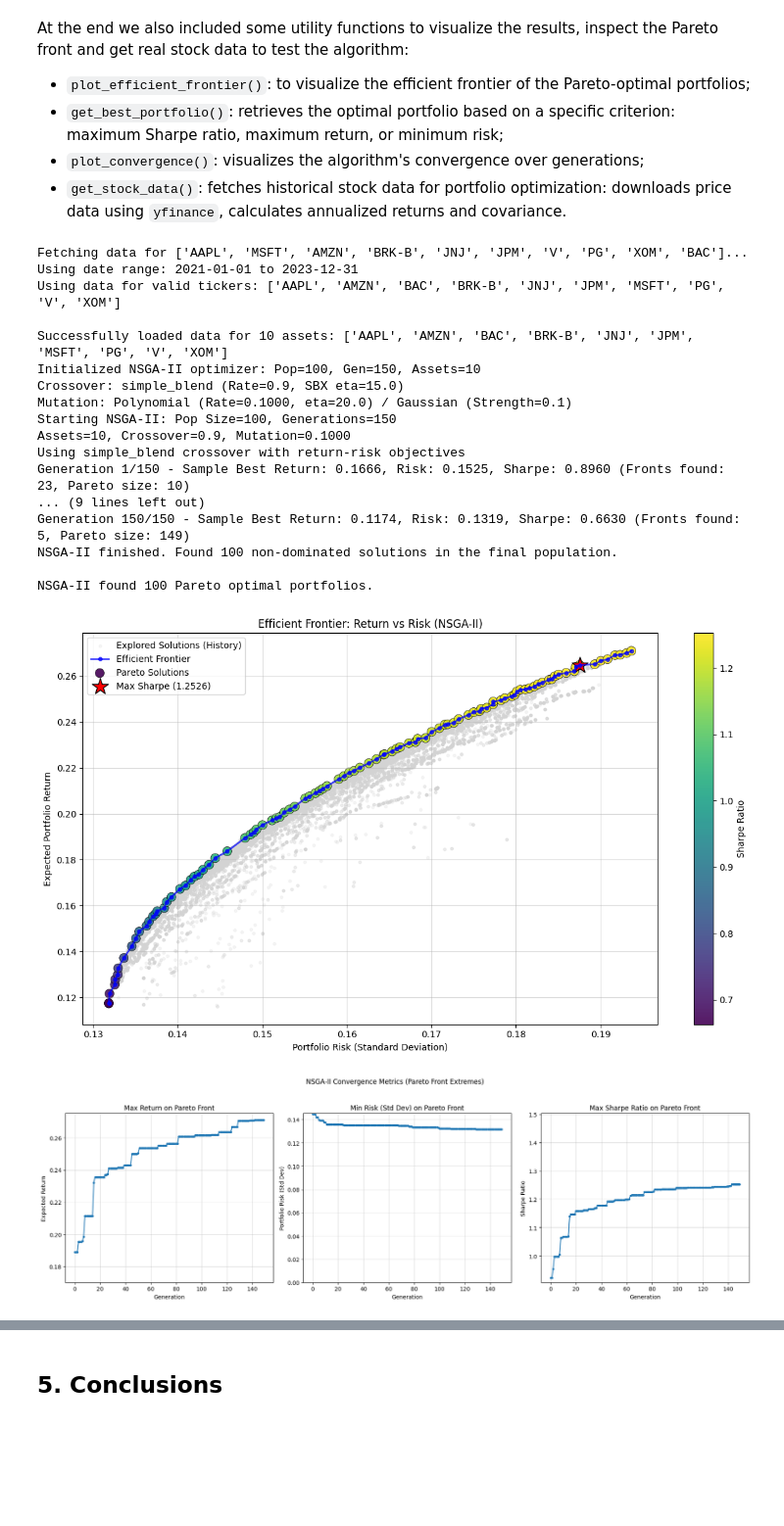
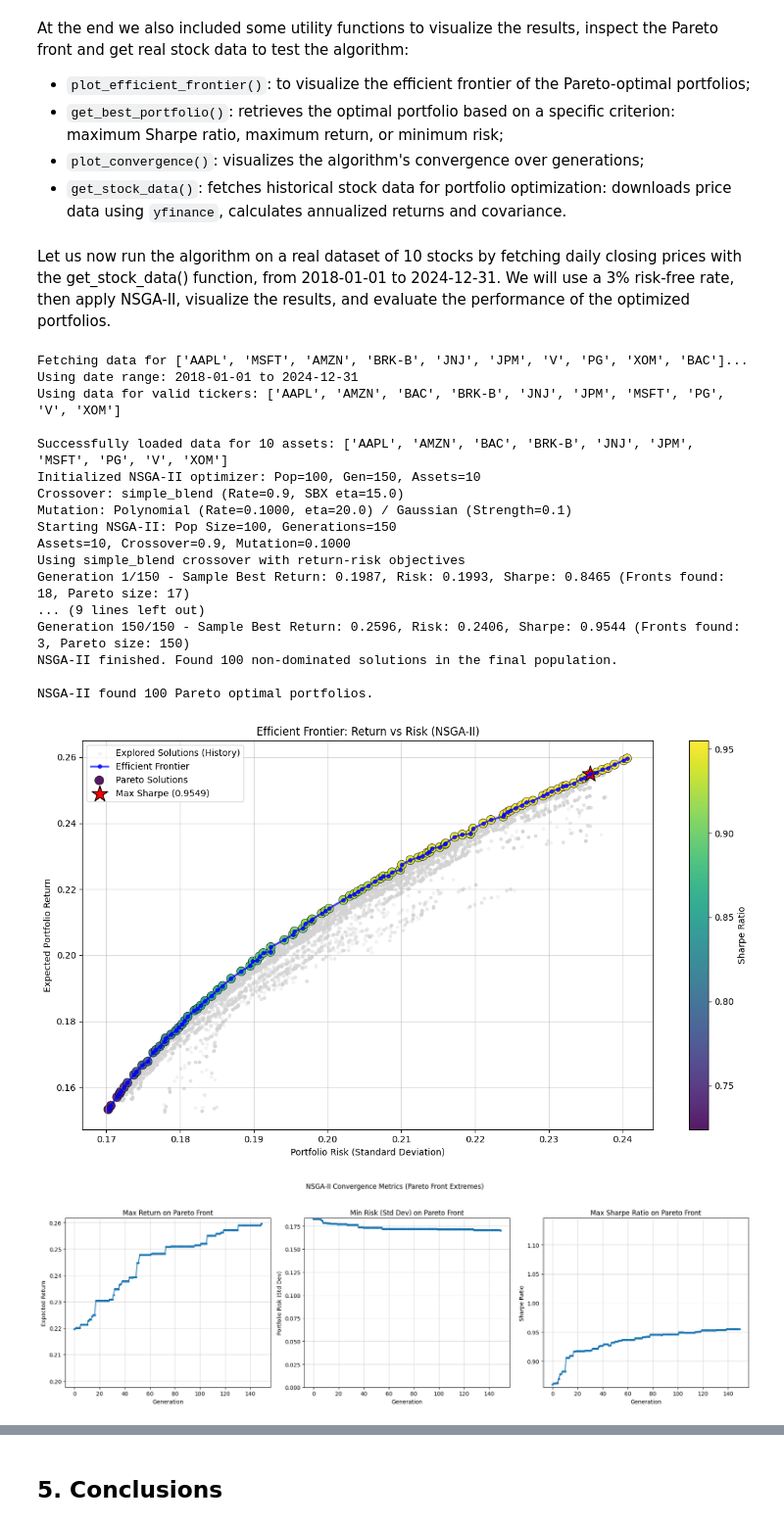
Before and after one commit to FilippoRonzino/evolutionary-models, a Jupyter notebook: project.ipynb, the cells around one changed output, grey strips where cells are left out. Shown: that part at 98% size. Saved outputs shown, nothing was run; the diff lists cells and outputs as text; code cells hidden in the pictures; blank space fills up the shorter version.

```diff
--- a/project.ipynb
+++ b/project.ipynb
@@ -1020,11 +1020,13 @@ At the end we also included some utility functions to visualize the results, ins
 - `get_best_portfolio()`: retrieves the optimal portfolio based on a specific criterion: maximum Sharpe ratio, maximum return, or minimum risk;
 - `plot_convergence()`: visualizes the algorithm's convergence over generations;
 - `get_stock_data()`: fetches historical stock data for portfolio optimization: downloads price data using `yfinance`, calculates annualized returns and covariance.
+# %% [markdown]
+Let us now run the algorithm on a real dataset of 10 stocks by fetching daily closing prices with the get_stock_data() function, from 2018-01-01 to 2024-12-31. We will use a 3% risk-free rate, then apply NSGA-II, visualize the results, and evaluate the performance of the optimized portfolios.
 # %%
 tickers = ['AAPL', 'MSFT', 'AMZN', 'BRK-B', 'JNJ', 'JPM', 'V', 'PG', 'XOM', 'BAC']
 
-start_date = '2021-01-01'
-end_date = '2023-12-31'
+start_date = '2018-01-01'
+end_date = '2024-12-31'
 mu, Sigma, asset_names = get_stock_data(tickers=tickers, start_date=start_date, end_date=end_date)
 risk_free_rate = 0.03
 
@@ -1032,6 +1034,7 @@ if mu is not None and Sigma is not None:
     num_assets = len(asset_names)
     print(f"\nSuccessfully loaded data for {num_assets} assets: {asset_names}")
 
+    # Define our PortfolioOptimizerGA instance
     optimizer = PortfolioOptimizerGA(
         num_assets=num_assets,
         mu=mu,
@@ -1039,7 +1042,7 @@ if mu is not None and Sigma is not None:
         population_size=100,    # Number of portfolios in each generation
         generations=150,      # Number of generations to run
         crossover_rate=0.9,   # Probability of crossover
-        mutation_rate=1.0/num_assets, # Probability of mutating a single weight (1/L rule)
+        mutation_rate=1.0/num_assets, # Probability of mutating a single weight (1/num_assets)
         # mutation_strength=0.1, # Less relevant for polynomial mutation
         crossover_type=CrossoverType.SIMPLE_BLEND, # Good for real-coded GA
         risk_free_rate=risk_free_rate,
@@ -1047,10 +1050,10 @@ if mu is not None and Sigma is not None:
         poly_mutation_eta=20.0 # Polynomial mutation tuning parameter
     )
 
-    # --- Run NSGA-II Optimization ---
-    pareto_solutions, pareto_metrics = optimizer.run() # Uses the NSGA-II implementation
+    # Call run on the optimizer
+    pareto_solutions, pareto_metrics = optimizer.run()
 
-    # --- Analyze Results ---
+    # Results
     if pareto_solutions:
         print(f"\nNSGA-II found {len(pareto_solutions)} Pareto optimal portfolios.")
 
@@ -1076,39 +1079,39 @@ if mu is not None and Sigma is not None:
             if best_sharpe_idx != -1:
                 best_weights = pareto_solutions[best_sharpe_idx]
                 best_metrics = pareto_metrics[best_sharpe_idx]
-                print(f"  Weights: ")
+                print("  Weights: ")
                 for name, weight in zip(asset_names, best_weights):
                     if weight > 1e-4: # Only print non-negligible weights
                             print(f"    {name}: {weight:.4f}")
                 print(f"  Expected Return: {best_metrics[0]:.4f}")
                 print(f"  Risk (Std Dev):  {np.sqrt(max(0,best_metrics[1])):.4f}") # Ensure non-negative variance
                 print(f"  Sharpe Ratio:    {best_metrics[2]:.4f}")
 
         else:
                 print("\nNo metrics available to find the best Sharpe portfolio.")
 
     else:
         print("\nOptimization did not yield any Pareto solutions.")
 
 else:
     print("\nCould not run optimization due to data loading errors.")
 # %% [output]
 Fetching data for ['AAPL', 'MSFT', 'AMZN', 'BRK-B', 'JNJ', 'JPM', 'V', 'PG', 'XOM', 'BAC']...
-Using date range: 2021-01-01 to 2023-12-31
+Using date range: 2018-01-01 to 2024-12-31
 Using data for valid tickers: ['AAPL', 'AMZN', 'BAC', 'BRK-B', 'JNJ', 'JPM', 'MSFT', 'PG', 'V', 'XOM']
 
 Successfully loaded data for 10 assets: ['AAPL', 'AMZN', 'BAC', 'BRK-B', 'JNJ', 'JPM', 'MSFT', 'PG', 'V', 'XOM']
 Initialized NSGA-II optimizer: Pop=100, Gen=150, Assets=10
 Crossover: simple_blend (Rate=0.9, SBX eta=15.0)
 Mutation: Polynomial (Rate=0.1000, eta=20.0) / Gaussian (Strength=0.1)
 Starting NSGA-II: Pop Size=100, Generations=150
 Assets=10, Crossover=0.9, Mutation=0.1000
 Using simple_blend crossover with return-risk objectives
-Generation 1/150 - Sample Best Return: 0.1666, Risk: 0.1525, Sharpe: 0.8960 (Fronts found: 23, Pareto size: 10)
+Generation 1/150 - Sample Best Return: 0.1987, Risk: 0.1993, Sharpe: 0.8465 (Fronts found: 18, Pareto size: 17)
 ... (9 lines left out)
-Generation 150/150 - Sample Best Return: 0.1174, Risk: 0.1319, Sharpe: 0.6630 (Fronts found: 5, Pareto size: 149)
+Generation 150/150 - Sample Best Return: 0.2596, Risk: 0.2406, Sharpe: 0.9544 (Fronts found: 3, Pareto size: 150)
 NSGA-II finished. Found 100 non-dominated solutions in the final population.
 
 NSGA-II found 100 Pareto optimal portfolios.
-[figure, old version]
+[figure, new version]
-[figure, old version]
+[figure, new version]
```
Also changed, not shown: parts of 2 cells of this notebook.
